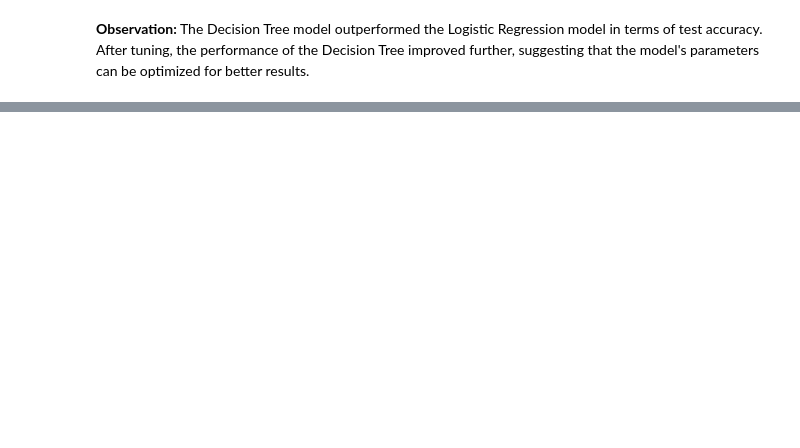
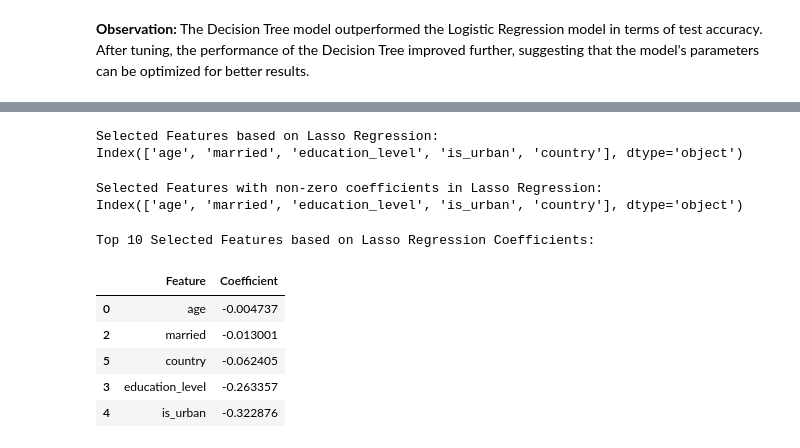
Before and after one commit to aasimk910/AI_coursework, a Jupyter notebook: ai-coursework.ipynb, the cells around one changed output, grey strips where cells are left out. Drawn from its saved outputs; the diff is of its cells as text; code cells hidden in the pictures; blank space fills up the shorter version.

Commit message:
Kaggle Notebook | AI_coursework | Version 5

```diff
--- a/ai-coursework.ipynb
+++ b/ai-coursework.ipynb
@@ -735,0 +979,4 @@ Conclusion: Logistic Regression performed better based on F1 Score.
+# %%
+# Step 1: Select features and target variable
+X = merged_df[["age", "female", "married", "education_level", "is_urban", "country"]]  # Features
+y = merged_df["poverty_probability"]  # Target variable
@@ -735,0 +992,64 @@ Conclusion: Logistic Regression performed better based on F1 Score.
+# %%
+from sklearn.linear_model import Lasso
+from sklearn.preprocessing import StandardScaler
+
+# Standardize the data
+scaler = StandardScaler()
+X_scaled = scaler.fit_transform(X_train)
+
+# Initialize Lasso
+lasso = Lasso(alpha=0.01)  # You can adjust alpha for regularization strength
+
+# Fit the model
+lasso.fit(X_scaled, y_train)
+
+# Get the selected features
+selected_features_lasso = X.columns[lasso.coef_ != 0]
+
+print("Selected Features based on Lasso Regression:")
+print(selected_features_lasso)
+# %% [output]
+Selected Features based on Lasso Regression:
+Index(['age', 'married', 'education_level', 'is_urban', 'country'], dtype='object')
+# %%
+# Assuming you've already one-hot encoded the features
+# Make sure you're using the encoded version of X when fitting the model
+X_encoded = pd.get_dummies(X)  # One-hot encode the features
+
+# Fit the Lasso model again with the encoded data
+lasso.fit(X_encoded, y)
+
+# Now, you can safely get the selected features from the encoded columns
+selected_features_lasso = X_encoded.columns[lasso.coef_ != 0]
+
+# Print the selected features
+print("Selected Features with non-zero coefficients in Lasso Regression:")
+print(selected_features_lasso)
+# %% [output]
+Selected Features with non-zero coefficients in Lasso Regression:
+Index(['age', 'married', 'education_level', 'is_urban', 'country'], dtype='object')
+# %%
+# Create a DataFrame with feature names and their coefficients
+feature_coefficients = pd.DataFrame({
+    'Feature': X.columns,
+    'Coefficient': lasso.coef_
+})
+
+# Filter to show only non-zero coefficients
+non_zero_features = feature_coefficients[feature_coefficients['Coefficient'] != 0]
+
+# Sort by the absolute value of the coefficient
+top_features = non_zero_features.sort_values(by='Coefficient', ascending=False)
+
+# Display the top 10 most important features
+print("Top 10 Selected Features based on Lasso Regression Coefficients:")
+
+top_features
+# %% [output]
+Top 10 Selected Features based on Lasso Regression Coefficients:
+|  | Feature | Coefficient |
+| 0 | age | -0.004737 |
+| 2 | married | -0.013001 |
+| 5 | country | -0.062405 |
+| 3 | education_level | -0.263357 |
+| 4 | is_urban | -0.322876 |
```
Also changed, not shown: parts of 31 cells of this notebook.
